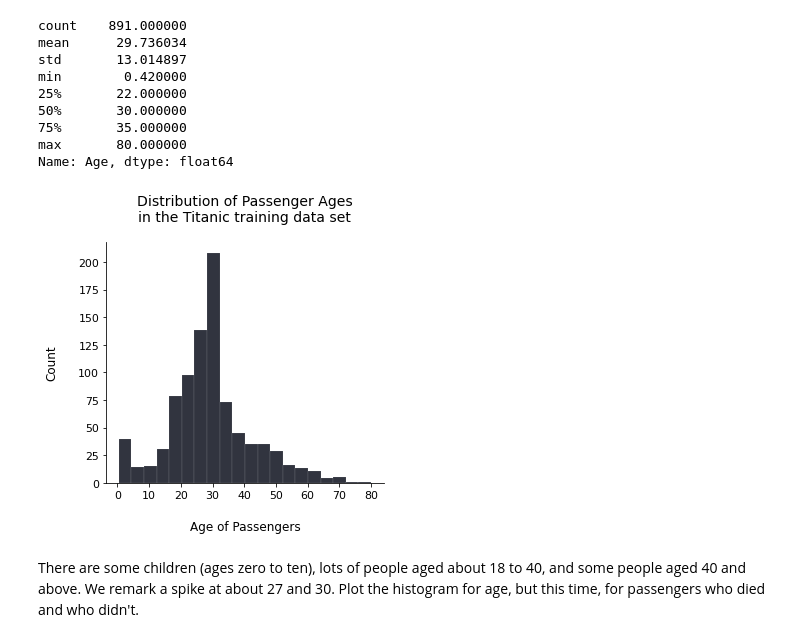
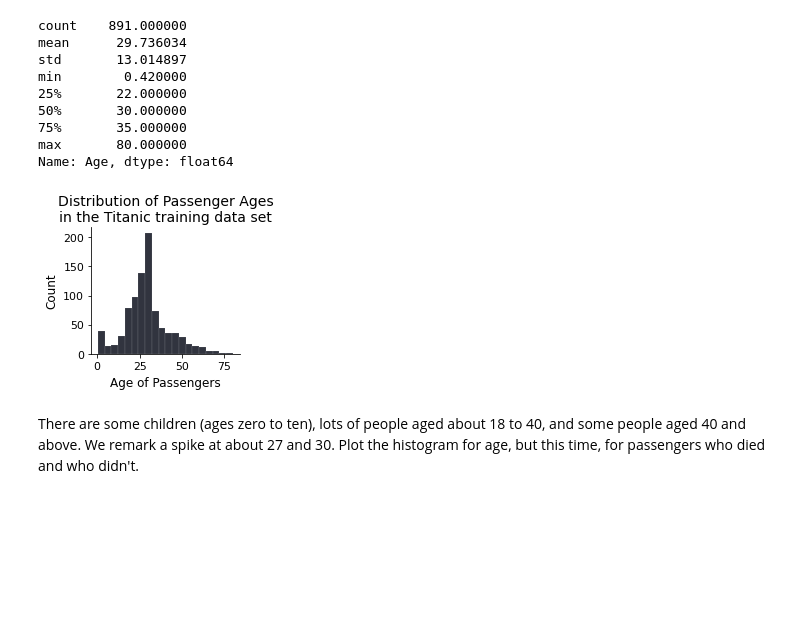
Before and after one commit to pvasudev16/titanic, a Jupyter notebook: titanic.ipynb, the cells around one changed output. Drawn from its saved outputs; the diff is of its cells as text; code cells hidden in the pictures; blank space fills up the shorter version.

Commit message:
Update notebook and add age charts

```diff
--- a/titanic.ipynb
+++ b/titanic.ipynb
@@ -499,26 +505,33 @@ Name: Age, dtype: float64
 # %%
 fig = plt.figure(
     figsize=(
-        FIG_WIDTH_INCHES,
-        FIG_HEIGHT_INCHES
+        3, #FIG_WIDTH_INCHES,
+        3, #FIG_HEIGHT_INCHES
     )
 )
 ax = fig.add_subplot(111)
 plot_histogram(
     axis=ax,
     data_frame=train_data,
     data_column_string="Age",
     bins_list=20,
     colour_string=TITANIC_COLOUR,
     xlabel_string="Age of Passengers",
     ylabel_string="Count",
     title_string="Distribution of Passenger Ages\nin the Titanic training data set",
     linewidth_num=0.1,
+    padding_num=5
 )
 plt.tight_layout()
-plt.show()
+plt.savefig(
+    "passenger_age_histogram.png",
+    bbox_inches='tight',
+    transparent=True,
+    dpi=400,
+    pad_inches=0.,
+)
 # %% [output]
-[figure, old version]
+[figure, new version]
 # %% [markdown]
 There are some children (ages zero to ten), lots of people aged about 18 to 40, and some people aged 40 and above. We remark a spike at about 27 and 30. Plot the histogram for age, but this time, for passengers who died and who didn't.
 # %%
```
Also changed, not shown: parts of 17 cells of this notebook, 2 other files.
